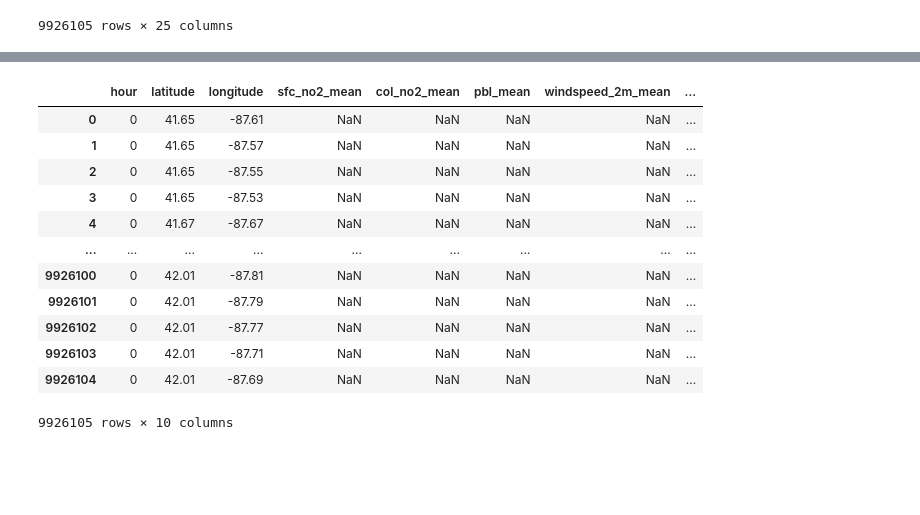
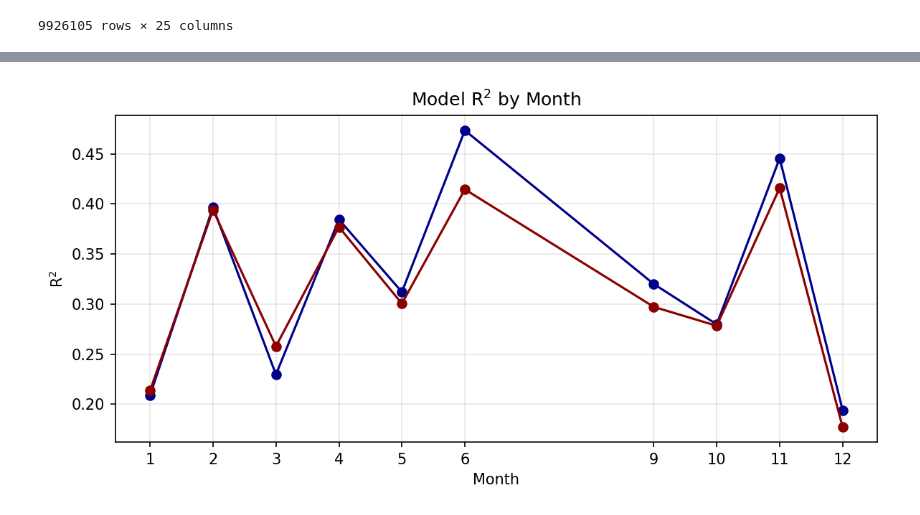
Before and after one commit to NASA-EarthRISE/earthrise-toolkit_ChicagoHAQ-2026, a Jupyter notebook: processing-scripts/clarity-tempo-fusion-v3.ipynb, the cells around one changed output, grey strips where cells are left out. Cells and saved outputs as stored; diff of their text form; code cells hidden in the pictures; blank space fills up the shorter version.

```diff
--- a/processing-scripts/clarity-tempo-fusion-v3.ipynb
+++ b/processing-scripts/clarity-tempo-fusion-v3.ipynb
@@ -311,47 +316,15 @@ monthly_estimates_df
 143116 rows × 8 columns
-# %%
-vals = diurnal[['hour','latitude','longitude',
-                'sfc_no2_mean','col_no2_mean','pbl_mean',
-                'windspeed_2m_mean','winddir_2m_mean',
-                'windspeed_10m_mean','winddir_10m_mean']].dropna()
-
-model_rows = []
-for hour in sorted(vals['hour'].dropna().unique()):
-    x_hour = vals.loc[vals['hour'] == hour, ['col_no2_mean', 'pbl_mean','windspeed_2m_mean']]
-
-    y_hour = vals.loc[vals['hour'] == hour, ['sfc_no2_mean']]
-
-    hour_model = linear_model.LinearRegression().fit(X=x_hour, y=y_hour)
-    model_rows.append({
-        'hour': hour,
-        'no2_coef': float(hour_model.coef_.ravel()[0]),
-        'pbl_coef': float(hour_model.coef_.ravel()[1]),
-        'sza_coef': float(hour_model.coef_.ravel()[2]),
-        'intercept': float(hour_model.intercept_.ravel()[0]),
-        'score': hour_model.score(X=x_hour, y=y_hour)
-    })
-
-
-
-
-
-
-
-model_vals = pd.DataFrame(model_rows)
-print(model_vals)
-
-vals = vals.merge(model_vals, on="hour", how="outer")
-# %% [output]
-|  | hour | latitude | longitude | sfc_no2_mean | col_no2_mean | pbl_mean | windspeed_2m_mean | ... |
-| 0 | 0 | 41.65 | -87.61 | NaN | NaN | NaN | NaN | ... |
-| 1 | 0 | 41.65 | -87.57 | NaN | NaN | NaN | NaN | ... |
-| 2 | 0 | 41.65 | -87.55 | NaN | NaN | NaN | NaN | ... |
-| 3 | 0 | 41.65 | -87.53 | NaN | NaN | NaN | NaN | ... |
-| 4 | 0 | 41.67 | -87.67 | NaN | NaN | NaN | NaN | ... |
-| ... | ... | ... | ... | ... | ... | ... | ... | ... |
-| 9926100 | 0 | 42.01 | -87.81 | NaN | NaN | NaN | NaN | ... |
-| 9926101 | 0 | 42.01 | -87.79 | NaN | NaN | NaN | NaN | ... |
-| 9926102 | 0 | 42.01 | -87.77 | NaN | NaN | NaN | NaN | ... |
-| 9926103 | 0 | 42.01 | -87.71 | NaN | NaN | NaN | NaN | ... |
-| 9926104 | 0 | 42.01 | -87.69 | NaN | NaN | NaN | NaN | ... |
-9926105 rows × 10 columns
+# %%
+plt.figure(figsize=(8, 4))
+plt.plot(model_vals['month'], model_vals['train_score'], marker='o', color='darkblue')
+plt.plot(model_vals['month'], model_vals['test_score'], marker='o', color='darkred')
+plt.xticks(model_vals['month'])
+plt.xlabel('Month')
+plt.ylabel('R$^2$')
+plt.title('Model R$^2$ by Month')
+plt.grid(True, alpha=0.3)
+plt.tight_layout()
+
+plt.show()
+# %% [output]
+[figure, added]
```
Also changed, not shown: parts of 8 cells of this notebook.
